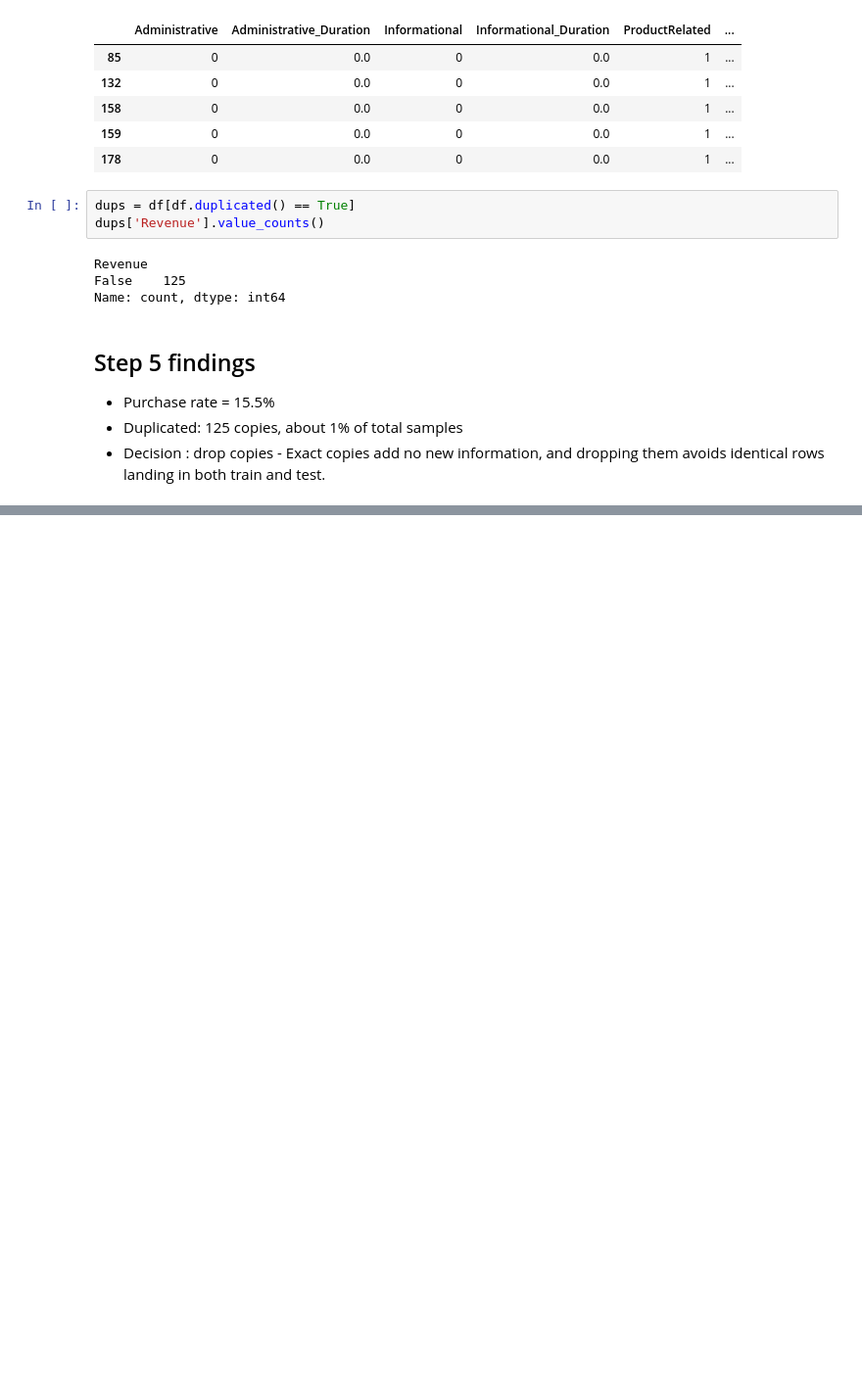
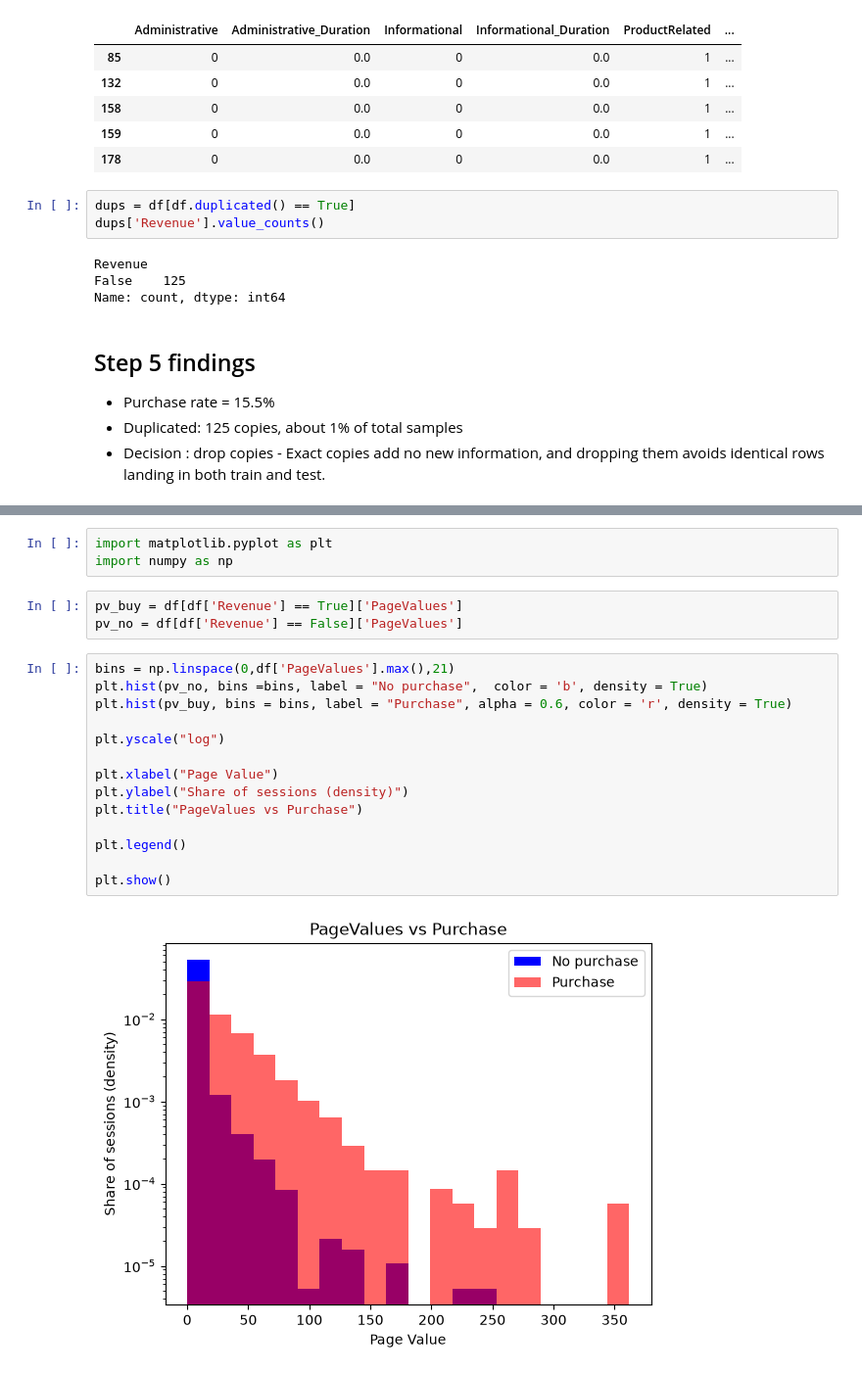
Before and after one commit to Alikhalili56/shopper-intent-api, a Jupyter notebook: notebooks/01_data_check.ipynb, the cells around one changed output, grey strips where cells are left out. Shown at 98% size. Cells and saved outputs as stored; diff of their text form; blank space fills up the shorter version.

Commit message:
Explore categories and PageValues, add scikit-learn and matplotlib

```diff
--- a/notebooks/01_data_check.ipynb
+++ b/notebooks/01_data_check.ipynb
@@ -102,0 +237,22 @@ Name: count, dtype: int64
+# %%
+import matplotlib.pyplot as plt
+import numpy as np
+# %%
+pv_buy = df[df['Revenue'] == True]['PageValues']
+pv_no = df[df['Revenue'] == False]['PageValues']
+# %%
+bins = np.linspace(0,df['PageValues'].max(),21)
+plt.hist(pv_no, bins =bins, label = "No purchase",  color = 'b', density = True)
+plt.hist(pv_buy, bins = bins, label = "Purchase", alpha = 0.6, color = 'r', density = True)
+
+plt.yscale("log")
+
+plt.xlabel("Page Value")
+plt.ylabel("Share of sessions (density)")
+plt.title("PageValues vs Purchase")
+
+plt.legend()
+
+plt.show()
+# %% [output]
+[figure, added]
```
Also changed, not shown: parts of 17 cells of this notebook, 2 other files.
